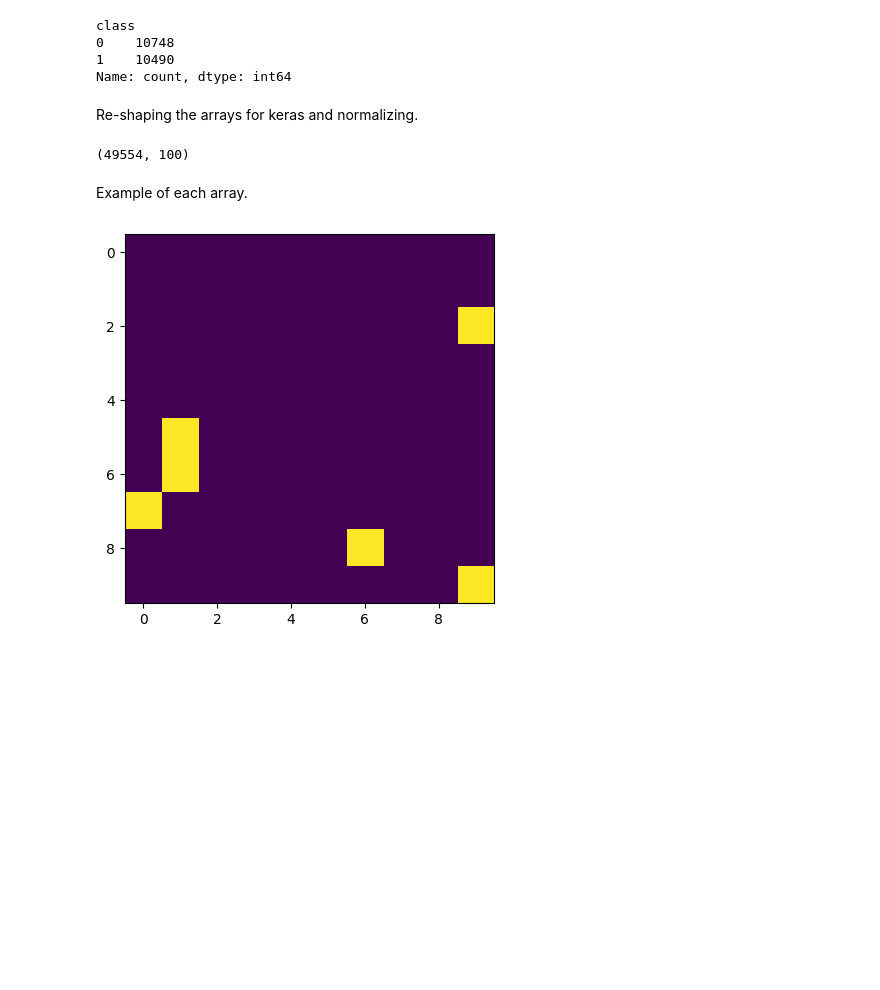
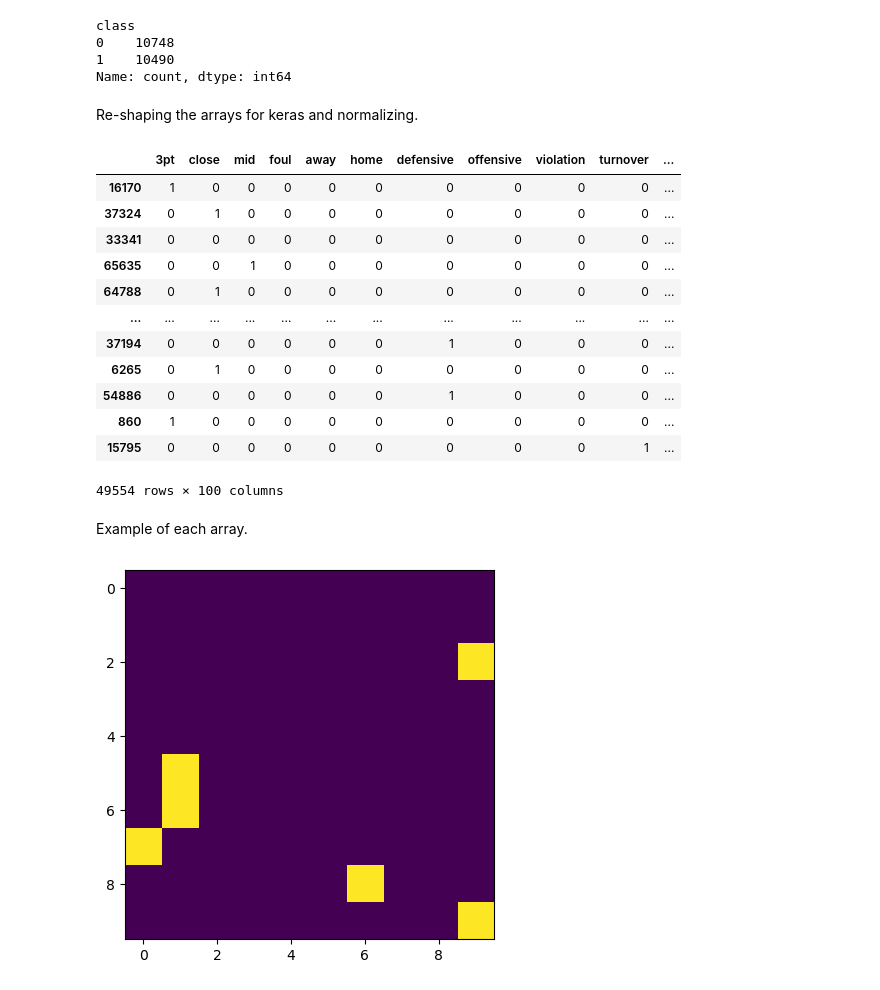
Before and after one commit to isevr/NBA_runs_prediction, a Jupyter notebook: cNN LE.ipynb, the cells around one changed output. Saved outputs shown, nothing was run; the diff lists cells and outputs as text; code cells hidden in the pictures; blank space fills up the shorter version.

```diff
--- a/cNN LE.ipynb
+++ b/cNN LE.ipynb
@@ -289,9 +294,21 @@ num_categories = 2
 y_train = keras.utils.to_categorical(y_train.values, num_categories)
 y_test = keras.utils.to_categorical(y_test.values, num_categories)
 # %%
-X_train.shape
+X_train
 # %% [output]
+|  | 3pt | close | mid | foul | away | home | defensive | offensive | violation | turnover | ... |
+| 16170 | 1 | 0 | 0 | 0 | 0 | 0 | 0 | 0 | 0 | 0 | ... |
+| 37324 | 0 | 1 | 0 | 0 | 0 | 0 | 0 | 0 | 0 | 0 | ... |
+| 33341 | 0 | 0 | 0 | 0 | 0 | 0 | 0 | 0 | 0 | 0 | ... |
+| 65635 | 0 | 0 | 1 | 0 | 0 | 0 | 0 | 0 | 0 | 0 | ... |
+| 64788 | 0 | 1 | 0 | 0 | 0 | 0 | 0 | 0 | 0 | 0 | ... |
+| ... | ... | ... | ... | ... | ... | ... | ... | ... | ... | ... | ... |
+| 37194 | 0 | 0 | 0 | 0 | 0 | 0 | 1 | 0 | 0 | 0 | ... |
+| 6265 | 0 | 1 | 0 | 0 | 0 | 0 | 0 | 0 | 0 | 0 | ... |
+| 54886 | 0 | 0 | 0 | 0 | 0 | 0 | 1 | 0 | 0 | 0 | ... |
+| 860 | 1 | 0 | 0 | 0 | 0 | 0 | 0 | 0 | 0 | 0 | ... |
+| 15795 | 0 | 0 | 0 | 0 | 0 | 0 | 0 | 0 | 0 | 1 | ... |
-(49554, 100)
+49554 rows × 100 columns
 # %%
 a = X_train.values.reshape(-1,10,10)
 b = X_test.values.reshape(-1,10,10)
```
Also changed, not shown: parts of 9 cells of this notebook.
